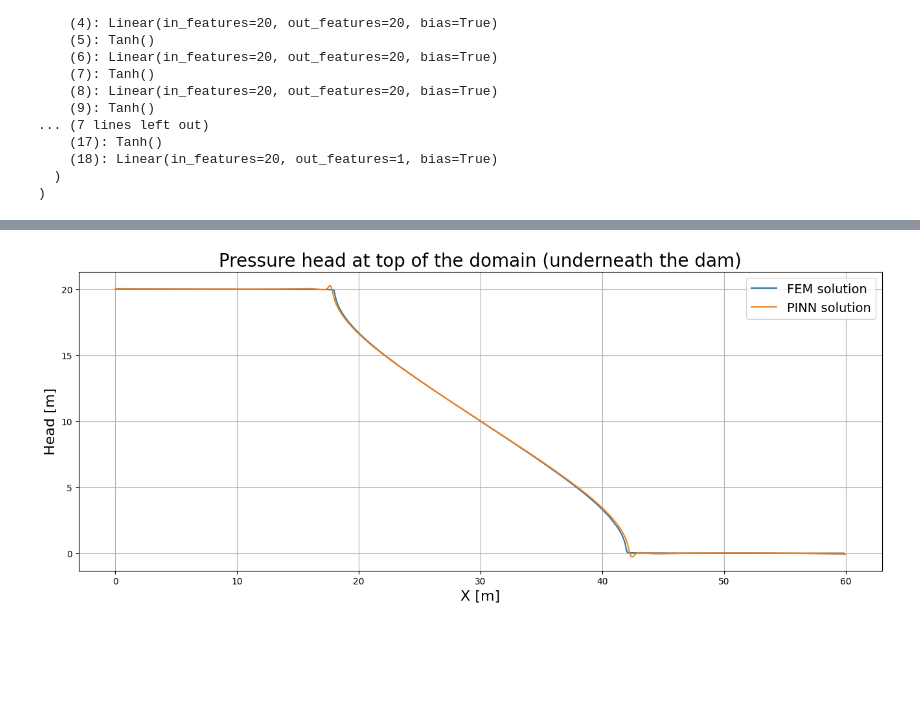
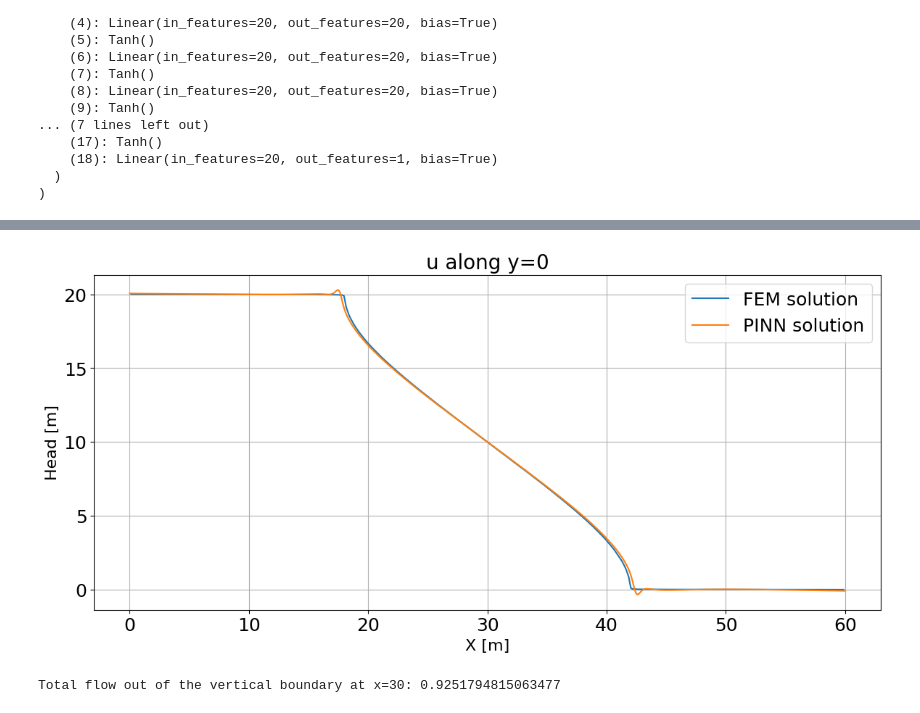
Before and after one commit to jolu2111/Prosjektoppgave, a Jupyter notebook: PLAXIS/PLAXIS_results.ipynb, the cells around one changed output, grey strips where cells are left out. Cells and saved outputs as stored; diff of their text form; code cells hidden in the pictures; blank space fills up the shorter version.

```diff
--- a/PLAXIS/PLAXIS_results.ipynb
+++ b/PLAXIS/PLAXIS_results.ipynb
@@ -34,13 +34,25 @@ triang = tri.Triangulation(x, y)
 
 print(triang)
 
+# Set font sizes for plots
+plt.rcParams.update({
+    'font.size': 20,  # General font size
+    'axes.titlesize': 20,  # Title font size
+    'axes.labelsize': 16,  # Axis label font size
+    'xtick.labelsize': 16,  # X-axis tick label size
+    'ytick.labelsize': 16   # Y-axis tick label size
+})
+
 # Plot contour
 plt.figure(figsize=(15, 3))
-plt.tricontourf(triang, head, levels=10, cmap="viridis")
-plt.colorbar(label="Head [m]")
+plt.tricontourf(triang, head, levels=20, cmap="viridis")
+cbar = plt.colorbar()
+cbar.ax.tick_params(labelsize=16)  # Increase colorbar tick label size
+plt.yticks(np.arange(-12, 1, 2))
+plt.xticks(np.arange(0, 61, 10))
 plt.xlabel("X [m]")
 plt.ylabel("Y [m]")
-plt.title("Contour Plot of Head using Triangulation")
+plt.title("u [m]")
 plt.show()
 # %% [output]
 <matplotlib.tri._triangulation.Triangulation object at 0x...>
@@ -122,10 +148,10 @@ sys.path.append(os.path.abspath(".."))
 from model_definition import pinn
 
 # Create a new instance of the model
-model = pinn(hidden_size=20, hidden_layers=9)  # Ensure the architecture matches the saved model
+model = pinn(hidden_size=20, hidden_layers=8)  # Ensure the architecture matches the saved model
 
 # Load the saved state dictionary into this new model instance
-model.load_state_dict(torch.load("../#9.3.pth"))
+model.load_state_dict(torch.load("../#7.pth"))
 
 # Set the model to evaluation mode
 model.eval()  # This disables dropout, batch norm, etc., useful if you’re evaluating the model
@@ -176,34 +202,79 @@ def extract_line(triang, head, y_value=0.2):
     mask = np.isclose(triang.y, y_value, atol=0.225)
 
     # Extract x values and corresponding head values
     x_along_y = triang.x[mask]
     head_along_y = head[mask]
 
     # Sort by x for consistent plotting
     sorted_indices = np.argsort(x_along_y)
     return x_along_y[sorted_indices], head_along_y[sorted_indices]
 
 # Extract the line at y = 0.2
 x_line, head_line = extract_line(triang, head, y_value=0.2)
 
 # Define the x values (0 to 1) and keep y fixed at 0.2
 x_plot = np.linspace(0, 1, len(x_line))
 y_plot = np.full_like(x_plot, 0.2)     # Keep y constant at 0.2
 # Create a tensor of x_plot and y_plot
 coords_plot = torch.tensor(np.c_[x_plot, y_plot], dtype=torch.float32)
 
 # Evaluate the model
 solution = 20*model(coords_plot).detach().numpy()
 
 # Plot the line
-plt.figure(figsize=(16, 6))
+plt.figure(figsize=(14, 6))
+plt.rcParams.update({
+    'font.size': 20,  # General font size
+    'axes.titlesize': 20,  # Title font size
+    'axes.labelsize': 18,  # Axis label font size
+    'xtick.labelsize': 18,  # X-axis tick label size
+    'ytick.labelsize': 18,  # Y-axis tick label size
+})
 plt.plot(x_line, head_line, label="FEM solution")
 plt.plot(x_plot*60, solution, label="PINN solution")
-plt.title("Pressure head at top of the domain (underneath the dam)", size=20)
+plt.title("u along y=0", size=20)
 plt.xlabel("X [m]",size=16)
 plt.ylabel("Head [m]",size=16)
 plt.grid()
-plt.legend(fontsize=14)
+plt.legend(fontsize=18)
 plt.show()
 # %% [output]
-[figure, old version]
+[figure, new version]
+# %%
+# Generate boundary points for x = 30 and y in [-12, 0]
+num_boundary_points = 10000
+x_boundary = torch.full((num_boundary_points, 1), 0)  # (constant)
+y_boundary = torch.linspace(-12, 0, num_boundary_points).unsqueeze(1)  # y in [-12, 0]
+
+# Combine x and y to form boundary points
+boundary_points = torch.cat([x_boundary, y_boundary], dim=1)
+
+# Transform the boundary points according to your scaling
+coords_transformed = torch.tensor(
+    np.column_stack((x_boundary.numpy() / 60, (y_boundary.numpy() + 12) / 60)),
+    dtype=torch.float32,
+    requires_grad=True
+)
+
+# Predict the head at the scaled boundary points
+head_line = 20*model(coords_transformed)
+
+# Compute the gradient of the head w.r.t. transformed x and y
+grad_h =1/60* torch.autograd.grad(head_line, coords_transformed, grad_outputs=torch.ones_like(head_line), create_graph=True)[0]
+#I have to deivde by 60 since I scaled the coordinates and the gradients are computed based on the scaled coordinates
+
+# Compute the flux using Darcy's law: q = -K * grad(h)
+flux_x = -K * grad_h[:, 0]  # q_x (flux in x-direction)
+flux_y = -K * grad_h[:, 1]  # q_y (flux in y-direction)
+
+# Normal vector for the vertical boundary: n = (1, 0)
+normal_flux = flux_x  # Since n = (1, 0), we only consider q_x
+
+# Integrate the flux over the boundary (approximation using the trapezoidal rule)
+#boundary_length = y_boundary[-1] - y_boundary[0]  # Length of the boundary
+flow = torch.trapz(normal_flux, y_boundary.squeeze())  # Integrate w.r.t. y
+
+
+print(f"Total flow out of the vertical boundary at x=30: {flow.item()}")
+# %% [output]
+Total flow out of the vertical boundary at x=30: 0.9251794815063477
```
Also changed, not shown: parts of 9 cells of this notebook.
